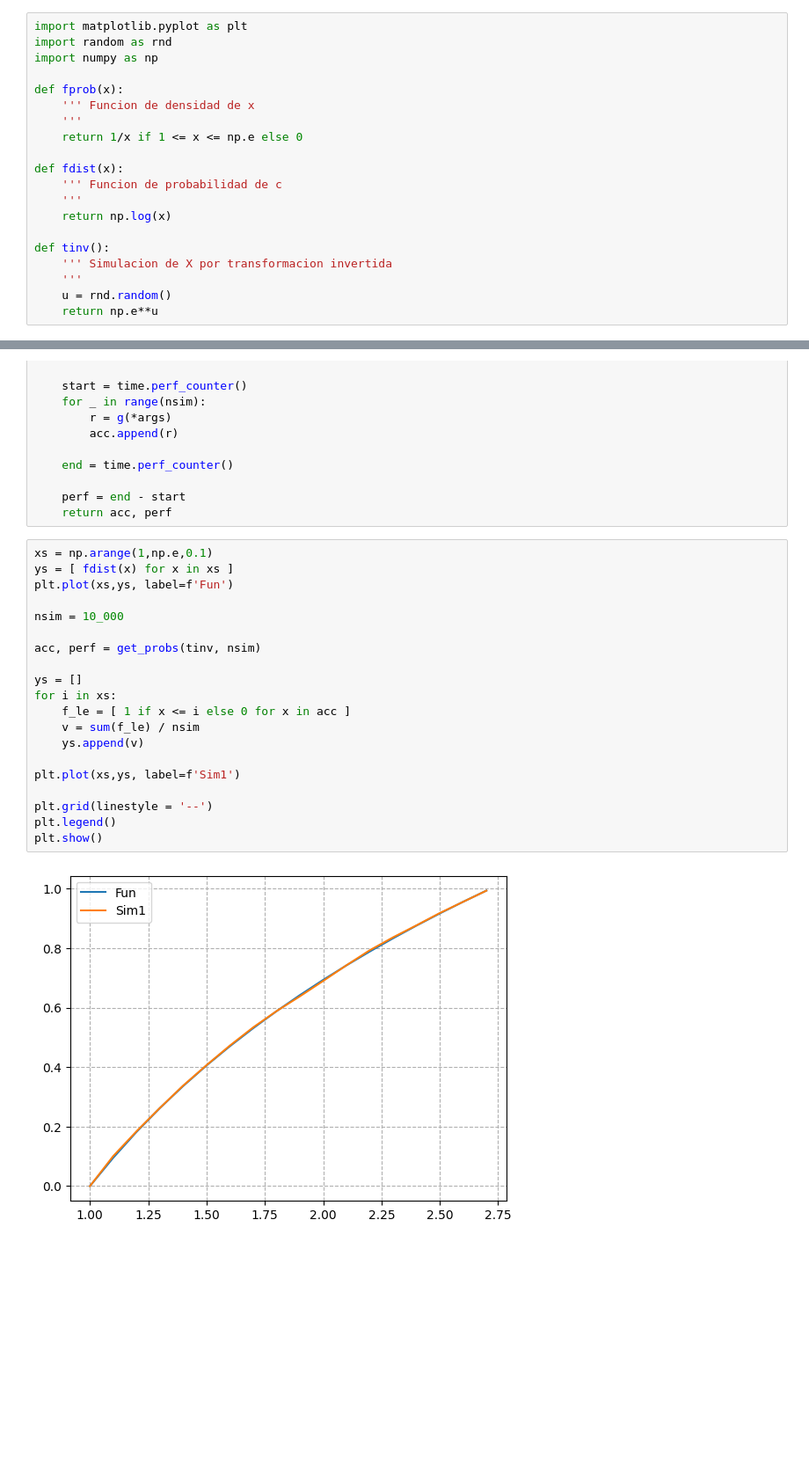
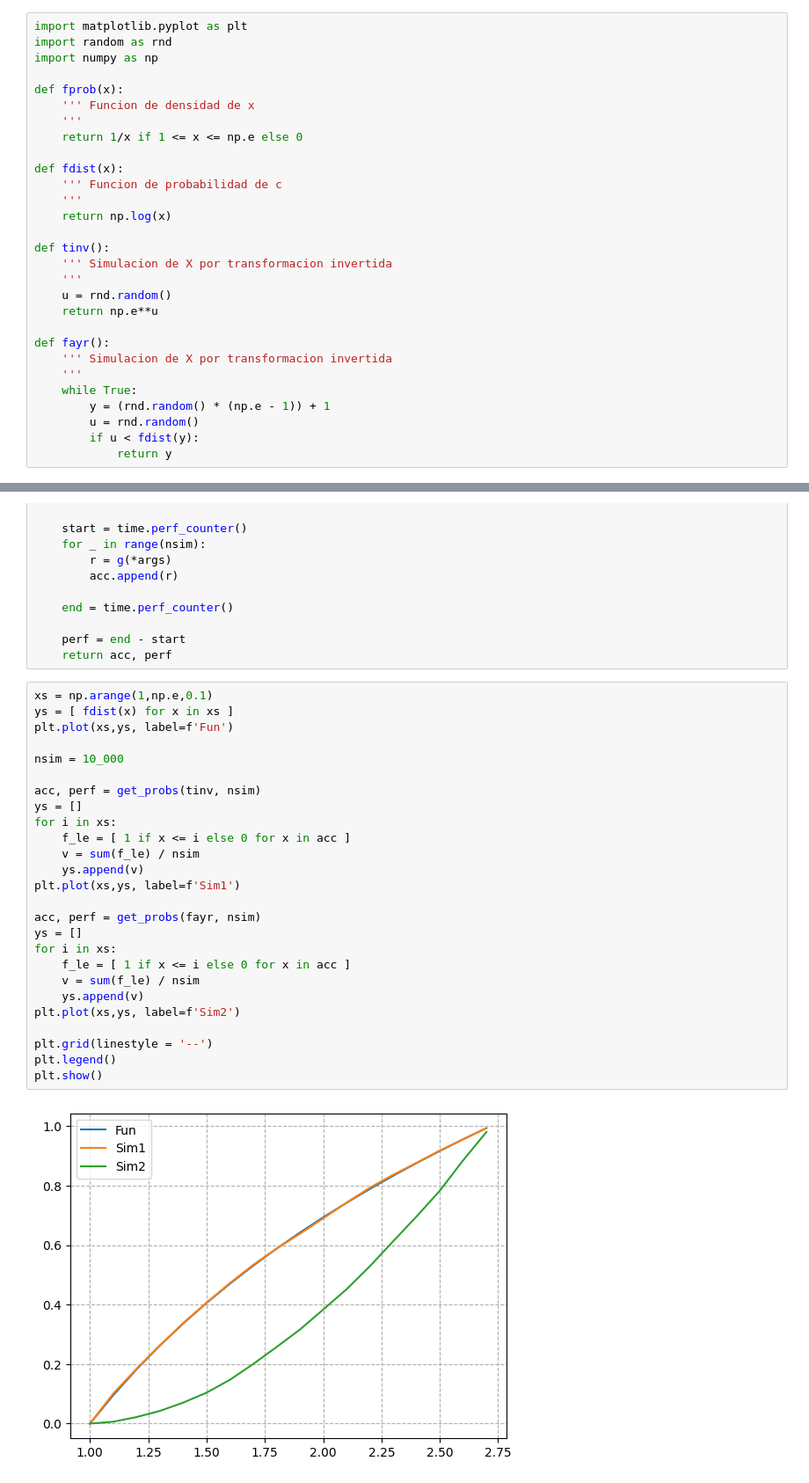
Before and after one commit to IgnacioFacello/ModelosySimulacion-FAMAF4Y1C, a Jupyter notebook: practico5/ejercicio7.ipynb, the cells around one changed output, grey strips where cells are left out. Shown: that part at 88% size. Cells and saved outputs as stored; diff of their text form; blank space fills up the shorter version.

```diff
--- a/practico5/ejercicio7.ipynb
+++ b/practico5/ejercicio7.ipynb
@@ -32,6 +32,15 @@ def tinv():
     '''
     u = rnd.random()
     return np.e**u
+
+def fayr():
+    ''' Simulacion de X por transformacion invertida
+    '''
+    while True:
+        y = (rnd.random() * (np.e - 1)) + 1
+        u = rnd.random()
+        if u < fdist(y):
+            return y
 # %%
 import time
 
@@ -51,22 +60,28 @@ def get_probs(g, nsim, *args):
 # %%
 xs = np.arange(1,np.e,0.1)
 ys = [ fdist(x) for x in xs ]
 plt.plot(xs,ys, label=f'Fun')
 
 nsim = 10_000
 
 acc, perf = get_probs(tinv, nsim)
-
 ys = []
 for i in xs:
     f_le = [ 1 if x <= i else 0 for x in acc ]
     v = sum(f_le) / nsim
     ys.append(v)
+plt.plot(xs,ys, label=f'Sim1')
 
-plt.plot(xs,ys, label=f'Sim1')
+acc, perf = get_probs(fayr, nsim)
+ys = []
+for i in xs:
+    f_le = [ 1 if x <= i else 0 for x in acc ]
+    v = sum(f_le) / nsim
+    ys.append(v)
+plt.plot(xs,ys, label=f'Sim2')
 
 plt.grid(linestyle = '--')
 plt.legend()
 plt.show()
 # %% [output]
-[figure, old version]
+[figure, new version]
```
